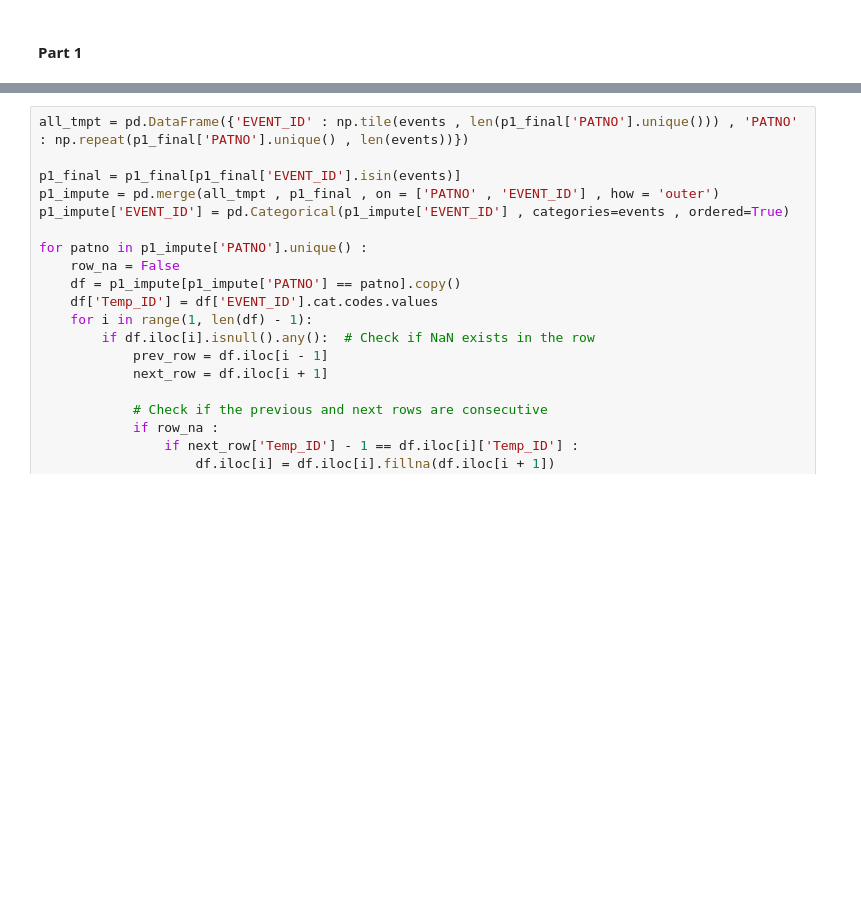
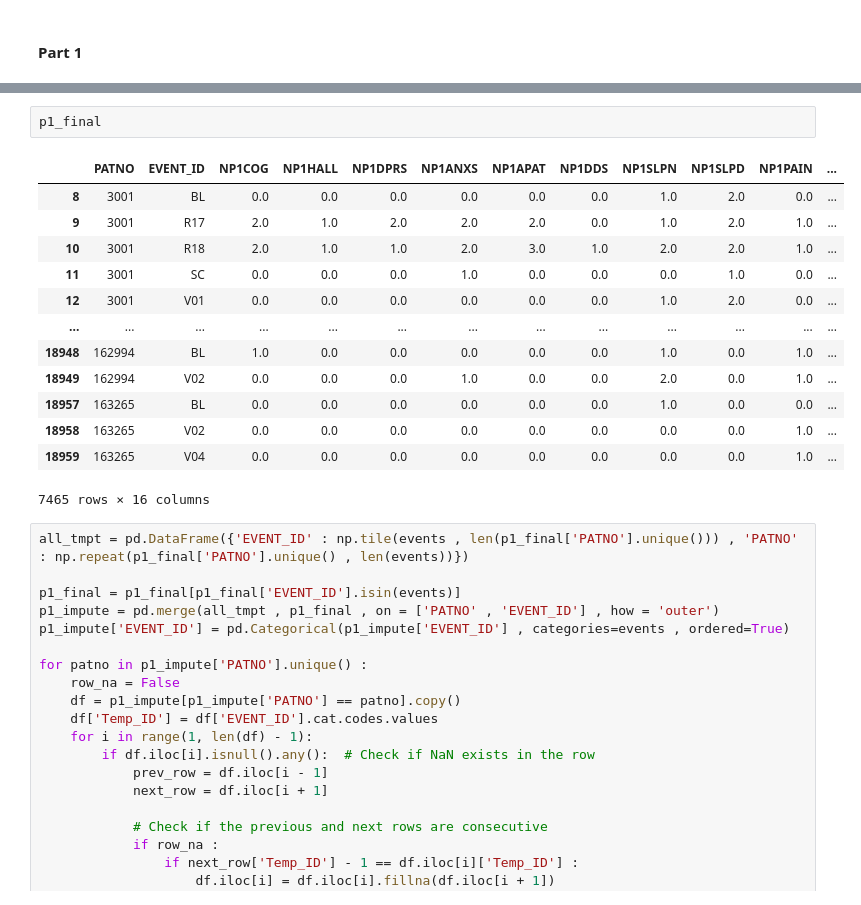
Before and after one commit to Barry8197/PDPhenoChar, a Jupyter notebook: Gen_Labels/Part_D.ipynb, the cells around one changed output, grey strips where cells are left out. Saved outputs shown, nothing was run; the diff lists cells and outputs as text; blank space fills up the shorter version.

```diff
--- a/Gen_Labels/Part_D.ipynb
+++ b/Gen_Labels/Part_D.ipynb
@@ -59,3 +74,19 @@ p1_final = p1_final[p1_final['PATNO'].isin(idiopathic_ids)]
+# %%
+p1_final
+# %% [output]
+|  | PATNO | EVENT_ID | NP1COG | NP1HALL | NP1DPRS | NP1ANXS | NP1APAT | NP1DDS | NP1SLPN | NP1SLPD | NP1PAIN | ... |
+| 8 | 3001 | BL | 0.0 | 0.0 | 0.0 | 0.0 | 0.0 | 0.0 | 1.0 | 2.0 | 0.0 | ... |
+| 9 | 3001 | R17 | 2.0 | 1.0 | 2.0 | 2.0 | 2.0 | 0.0 | 1.0 | 2.0 | 1.0 | ... |
+| 10 | 3001 | R18 | 2.0 | 1.0 | 1.0 | 2.0 | 3.0 | 1.0 | 2.0 | 2.0 | 1.0 | ... |
+| 11 | 3001 | SC | 0.0 | 0.0 | 0.0 | 1.0 | 0.0 | 0.0 | 0.0 | 1.0 | 0.0 | ... |
+| 12 | 3001 | V01 | 0.0 | 0.0 | 0.0 | 0.0 | 0.0 | 0.0 | 1.0 | 2.0 | 0.0 | ... |
+| ... | ... | ... | ... | ... | ... | ... | ... | ... | ... | ... | ... | ... |
+| 18948 | 162994 | BL | 1.0 | 0.0 | 0.0 | 0.0 | 0.0 | 0.0 | 1.0 | 0.0 | 1.0 | ... |
+| 18949 | 162994 | V02 | 0.0 | 0.0 | 0.0 | 1.0 | 0.0 | 0.0 | 2.0 | 0.0 | 1.0 | ... |
+| 18957 | 163265 | BL | 0.0 | 0.0 | 0.0 | 0.0 | 0.0 | 0.0 | 1.0 | 0.0 | 0.0 | ... |
+| 18958 | 163265 | V02 | 0.0 | 0.0 | 0.0 | 0.0 | 0.0 | 0.0 | 0.0 | 0.0 | 1.0 | ... |
+| 18959 | 163265 | V04 | 0.0 | 0.0 | 0.0 | 0.0 | 0.0 | 0.0 | 0.0 | 0.0 | 1.0 | ... |
+7465 rows × 16 columns
 # %%
 all_tmpt = pd.DataFrame({'EVENT_ID' : np.tile(events , len(p1_final['PATNO'].unique())) , 'PATNO' : np.repeat(p1_final['PATNO'].unique() , len(events))})
 
```
Also changed, not shown: parts of 9 cells of this notebook, 34 other files.
